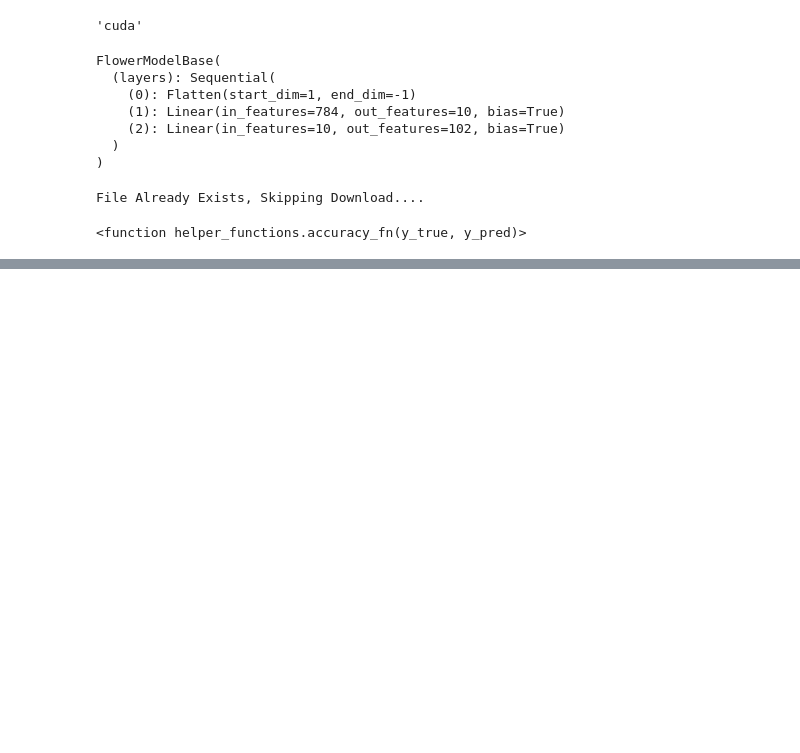
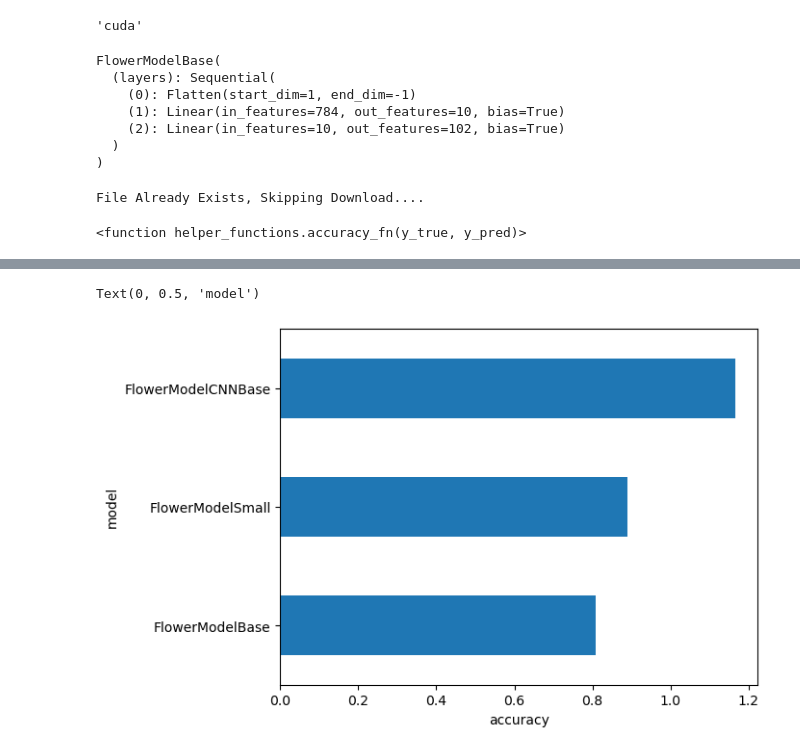
Before and after one commit to HARISH20205/DL-Pytorch, a Jupyter notebook: FlowerPrediction.ipynb, the cells around one changed output, grey strips where cells are left out. Saved outputs shown, nothing was run; the diff lists cells and outputs as text; code cells hidden in the pictures; blank space fills up the shorter version.

Commit message:
Flower

```diff
--- a/FlowerPrediction.ipynb
+++ b/FlowerPrediction.ipynb
@@ -435,3 +438,4 @@ Train Time on cuda is 41.5886
 # %%
-str(next(model_1.parameters()).device)
+model_1_results = eval_model(model_1,test_dataloader,loss_fn,acc_fn,device)
+model_1_results
 # %% [output]
@@ -438,0 +558,26 @@ str(next(model_1.parameters()).device)
+# %%
+from helper_functions import accuracy_fn
+torch.manual_seed(42)
+
+model_2 = FlowerModelCNNBase(input_shape=1,
+                             hidden_units=10,
+                             output_shape=len(class_names)).to(device)
+
+optimizer = torch.optim.SGD(params=model_2.parameters(),lr=0.1)
+loss_fn = nn.CrossEntropyLoss()
+# %%
+epochs = 10
+
+
+
+cnn_start_time = timer()
+for epoch in tqdm(range(epochs)):
+    print(f"Epoch {epoch+1}\n......")
+    train_step(model_2,optimizer,loss_fn,train_dataloader,device)
+    test_step(model_2,loss_fn,test_dataloader,device)
+
+
+cnn_end_time = timer()
+
+
+exec_time = execution_time(cnn_start_time,cnn_end_time,str(next(model_2.parameters()).device))
@@ -438,0 +622,4 @@ str(next(model_1.parameters()).device)
+# %%
+model_2_results = eval_model(model_2,test_dataloader,loss_fn,accuracy_fn,device)
+
+model_0_results,model_1_results,model_2_results
@@ -438,0 +636,11 @@ str(next(model_1.parameters()).device)
+# %%
+overall_results = pd.DataFrame(
+    [model_0_results,model_1_results,model_2_results]
+)
+
+overall_results.set_index("model_name")["model_acc"].plot(kind="barh")
+plt.xlabel("accuracy")
+plt.ylabel("model")
+# %% [output]
+Text(0, 0.5, 'model')
+[figure, added]
```
Also changed, not shown: parts of 19 cells of this notebook.
